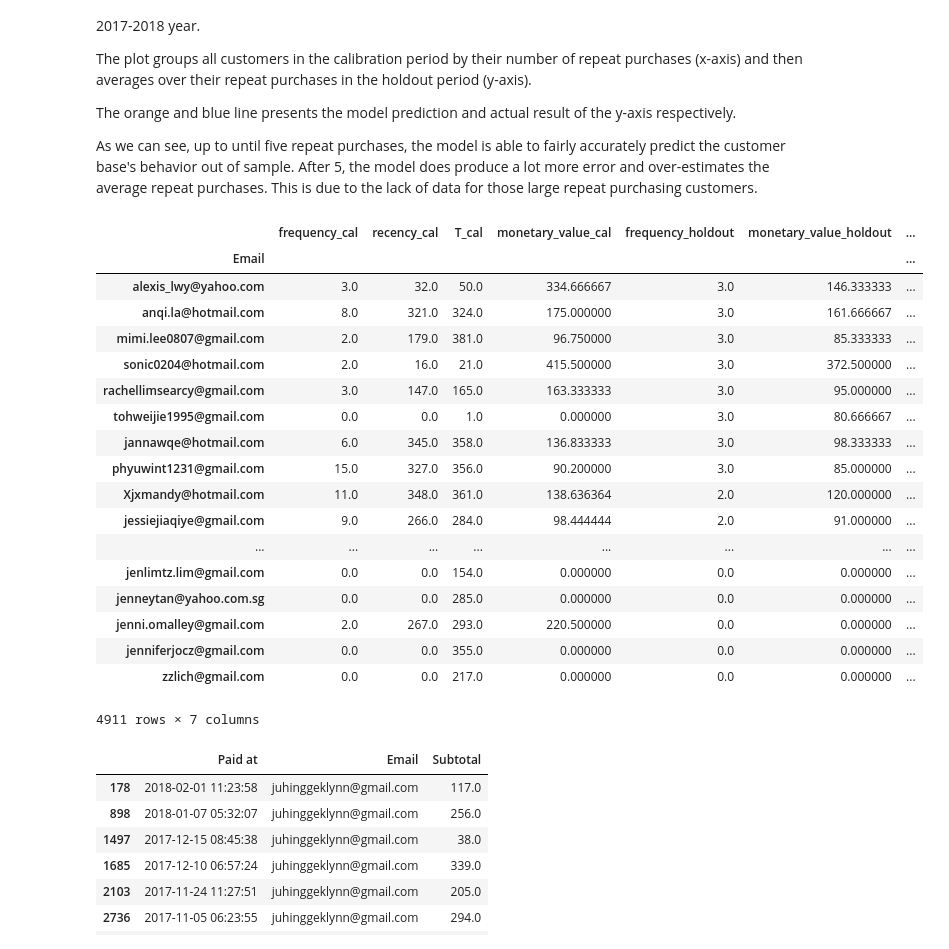
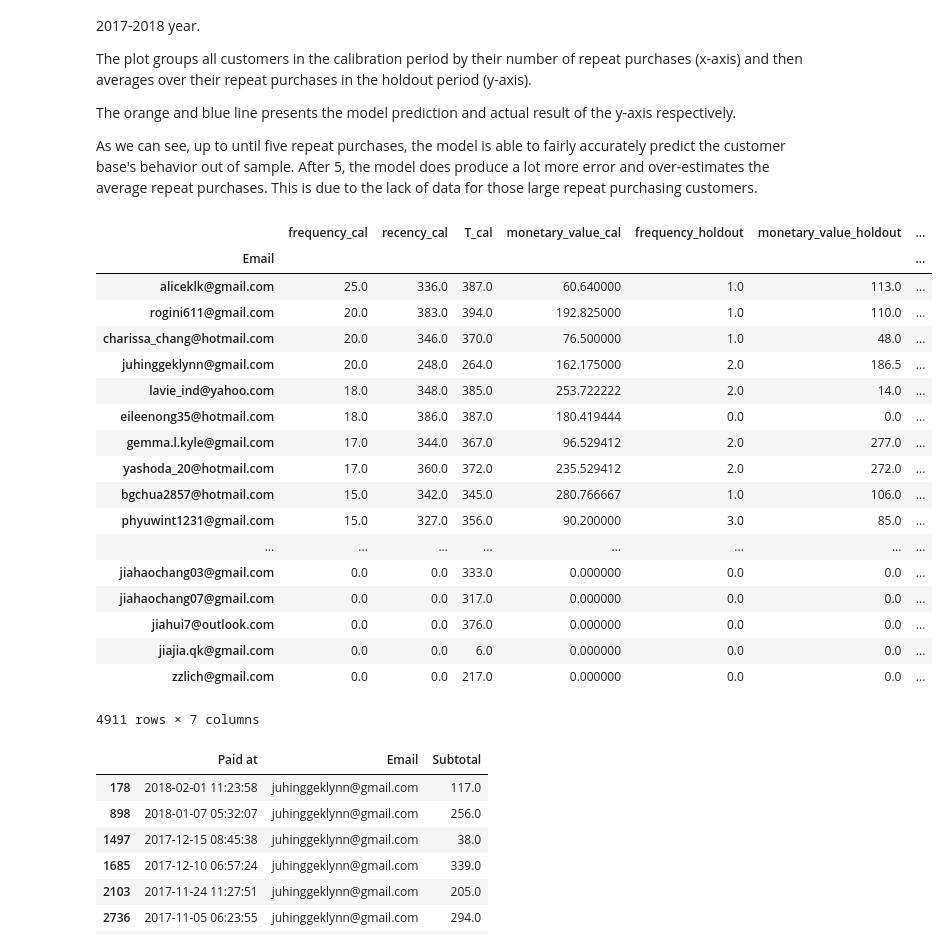
Before and after one commit to jeffl24/lifetime, a Jupyter notebook: CLTV_analysis.ipynb, the cells around one changed output. Cells and saved outputs as stored; diff of their text form; code cells hidden in the pictures.

```diff
--- a/CLTV_analysis.ipynb
+++ b/CLTV_analysis.ipynb
@@ -231,35 +232,35 @@ The orange and blue line presents the model prediction and actual result of the
 
 As we can see, up to until five repeat purchases, the model is able to fairly accurately predict the customer base's behavior out of sample.  After 5, the model does produce a lot more error and over-estimates the average repeat purchases.  This is due to the lack of data for those large repeat purchasing customers.
 # %%
-summary_cal_holdout.sort_values(by='frequency_holdout', ascending=False)
+summary_cal_holdout.sort_values(by='frequency_cal', ascending=False)
 
 # frequency_cal refers the count of time periods the customer had a purchase in.
     # So if using days as units, then it’s the count of days the customer had a purchase on.
 # T_cal refers to the number of days between calibration_period_end and the customer's first day of purchase
 # recency_cal represents the age of the customer when they made their most recent purchases within calibration_period_end date.
     # recency_cal is equal to the duration between a customer’s first purchase and their latest purchase within calibration_period_end date.
     # (i.e. if they have made only 1 purchase, the recency is 0.)
 
 # But how are freq_holdout, monetary_value_holdout, duration_holdout calculated?
 # %% [output]
 |  | frequency_cal | recency_cal | T_cal | monetary_value_cal | frequency_holdout | monetary_value_holdout | ... |
 | Email |  |  |  |  |  |  | ... |
-| alexis_lwy@yahoo.com | 3.0 | 32.0 | 50.0 | 334.666667 | 3.0 | 146.333333 | ... |
-| anqi.la@hotmail.com | 8.0 | 321.0 | 324.0 | 175.000000 | 3.0 | 161.666667 | ... |
-| mimi.lee0807@gmail.com | 2.0 | 179.0 | 381.0 | 96.750000 | 3.0 | 85.333333 | ... |
-| sonic0204@hotmail.com | 2.0 | 16.0 | 21.0 | 415.500000 | 3.0 | 372.500000 | ... |
-| rachellimsearcy@gmail.com | 3.0 | 147.0 | 165.0 | 163.333333 | 3.0 | 95.000000 | ... |
-| tohweijie1995@gmail.com | 0.0 | 0.0 | 1.0 | 0.000000 | 3.0 | 80.666667 | ... |
-| jannawqe@hotmail.com | 6.0 | 345.0 | 358.0 | 136.833333 | 3.0 | 98.333333 | ... |
-| phyuwint1231@gmail.com | 15.0 | 327.0 | 356.0 | 90.200000 | 3.0 | 85.000000 | ... |
-| Xjxmandy@hotmail.com | 11.0 | 348.0 | 361.0 | 138.636364 | 2.0 | 120.000000 | ... |
-| jessiejiaqiye@gmail.com | 9.0 | 266.0 | 284.0 | 98.444444 | 2.0 | 91.000000 | ... |
+| aliceklk@gmail.com | 25.0 | 336.0 | 387.0 | 60.640000 | 1.0 | 113.0 | ... |
+| rogini611@gmail.com | 20.0 | 383.0 | 394.0 | 192.825000 | 1.0 | 110.0 | ... |
+| charissa_chang@hotmail.com | 20.0 | 346.0 | 370.0 | 76.500000 | 1.0 | 48.0 | ... |
+| juhinggeklynn@gmail.com | 20.0 | 248.0 | 264.0 | 162.175000 | 2.0 | 186.5 | ... |
+| lavie_ind@yahoo.com | 18.0 | 348.0 | 385.0 | 253.722222 | 2.0 | 14.0 | ... |
+| eileenong35@hotmail.com | 18.0 | 386.0 | 387.0 | 180.419444 | 0.0 | 0.0 | ... |
+| gemma.l.kyle@gmail.com | 17.0 | 344.0 | 367.0 | 96.529412 | 2.0 | 277.0 | ... |
+| yashoda_20@hotmail.com | 17.0 | 360.0 | 372.0 | 235.529412 | 2.0 | 272.0 | ... |
+| bgchua2857@hotmail.com | 15.0 | 342.0 | 345.0 | 280.766667 | 1.0 | 106.0 | ... |
+| phyuwint1231@gmail.com | 15.0 | 327.0 | 356.0 | 90.200000 | 3.0 | 85.0 | ... |
 | ... | ... | ... | ... | ... | ... | ... | ... |
-| jenlimtz.lim@gmail.com | 0.0 | 0.0 | 154.0 | 0.000000 | 0.0 | 0.000000 | ... |
-| jenneytan@yahoo.com.sg | 0.0 | 0.0 | 285.0 | 0.000000 | 0.0 | 0.000000 | ... |
-| jenni.omalley@gmail.com | 2.0 | 267.0 | 293.0 | 220.500000 | 0.0 | 0.000000 | ... |
-| jenniferjocz@gmail.com | 0.0 | 0.0 | 355.0 | 0.000000 | 0.0 | 0.000000 | ... |
-| zzlich@gmail.com | 0.0 | 0.0 | 217.0 | 0.000000 | 0.0 | 0.000000 | ... |
+| jiahaochang03@gmail.com | 0.0 | 0.0 | 333.0 | 0.000000 | 0.0 | 0.0 | ... |
+| jiahaochang07@gmail.com | 0.0 | 0.0 | 317.0 | 0.000000 | 0.0 | 0.0 | ... |
+| jiahui7@outlook.com | 0.0 | 0.0 | 376.0 | 0.000000 | 0.0 | 0.0 | ... |
+| jiajia.qk@gmail.com | 0.0 | 0.0 | 6.0 | 0.000000 | 0.0 | 0.0 | ... |
+| zzlich@gmail.com | 0.0 | 0.0 | 217.0 | 0.000000 | 0.0 | 0.0 | ... |
 4911 rows × 7 columns
 # %%
 # This is to verify the dataframe proudced by summary_cal_holdout
```
Also changed, not shown: parts of 16 cells of this notebook, 3 other files.
